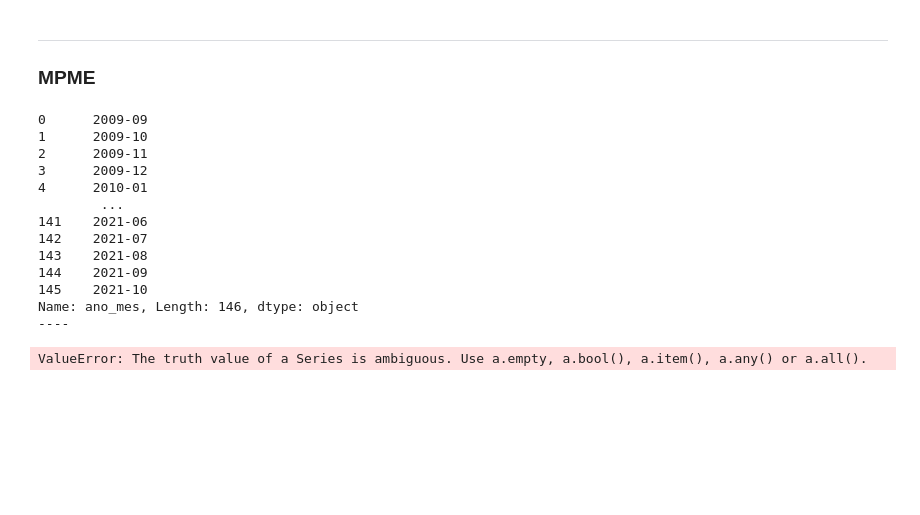
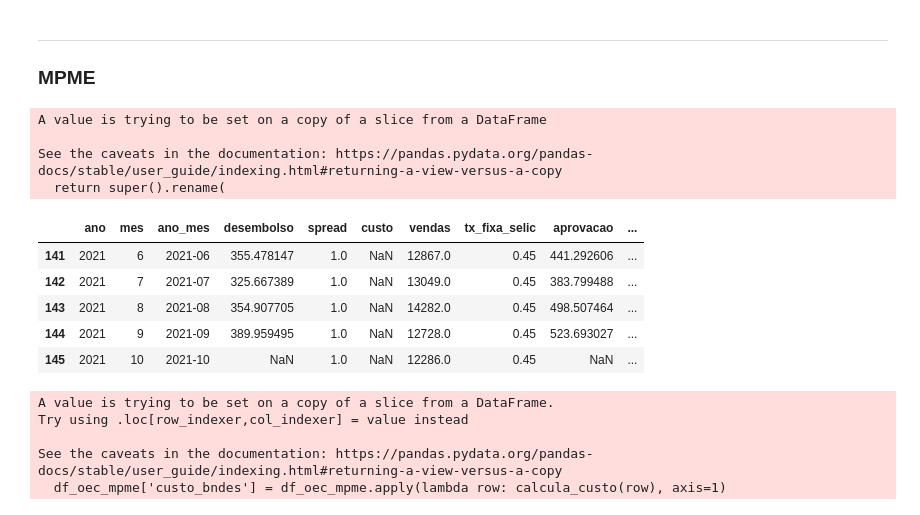
Before and after one commit to gdutramartins/forecast-desembolso, a Jupyter notebook: carregamento-series.ipynb, the cells around one changed output. Cells and saved outputs as stored; diff of their text form; code cells hidden in the pictures; blank space fills up the shorter version.

Commit message:
Custo BNDES calculado

```diff
--- a/carregamento-series.ipynb
+++ b/carregamento-series.ipynb
@@ -152,28 +161,31 @@ df_oec_mpme = df_oec[['ano', 'mes', 'ano_mes','desembolso_mpme', 'spread_mpme',
                       'vendas','tx_fixa_selic', 'aprovacao_mpme',  'ind_atv_econ',
                       'A_Ji', 'A_TJLP','A_INFLA_FINAME_OEC_MPME',
                       'A_DI_12','A_DI_24', 'A_DI_36', 'A_DI_60', 'A_DI_120']]
+df_oec_mpme.rename(columns={'desembolso_mpme': 'desembolso',
+                            'spread_mpme': 'spread',
+                            'custo_mpme': 'custo',
+                            'aprovacao_mpme': 'aprovacao',
+                            'A_INFLA_FINAME_OEC_MPME': 'inflacao'},
+                   inplace=True)
+# %% [output]
+A value is trying to be set on a copy of a slice from a DataFrame
+
+See the caveats in the documentation: https://pandas.pydata.org/pandas-docs/stable/user_guide/indexing.html#returning-a-view-versus-a-copy
+  return super().rename(
+# %%
+df_oec_mpme.tail()
+# %% [output]
+|  | ano | mes | ano_mes | desembolso | spread | custo | vendas | tx_fixa_selic | aprovacao | ... |
+| 141 | 2021 | 6 | 2021-06 | 355.478147 | 1.0 | NaN | 12867.0 | 0.45 | 441.292606 | ... |
+| 142 | 2021 | 7 | 2021-07 | 325.667389 | 1.0 | NaN | 13049.0 | 0.45 | 383.799488 | ... |
+| 143 | 2021 | 8 | 2021-08 | 354.907705 | 1.0 | NaN | 14282.0 | 0.45 | 498.507464 | ... |
+| 144 | 2021 | 9 | 2021-09 | 389.959495 | 1.0 | NaN | 12728.0 | 0.45 | 523.693027 | ... |
+| 145 | 2021 | 10 | 2021-10 | NaN | 1.0 | NaN | 12286.0 | 0.45 | NaN | ... |
 # %%
-df_oec_mpme['custo_bndes'] = df_oec_mpme.apply(lambda x: calcula_custo(ano_mes=df_oec_mpme.ano_mes,
-                                                                       custo_psi=df_oec_mpme.custo_mpme,
-                                                                       spread=df_oec_mpme.spread_mpme,
-                                                                       tx_tjlp=df_oec_mpme.A_TJLP,
-                                                                       tx_ji=df_oec_mpme.A_Ji,
-                                                                       tx_inflacao=df_oec_mpme.A_INFLA_FINAME_OEC_MPME,
-                                                                       tx_di_60=df_oec_mpme.A_DI_60,
-                                                                       tx_selic=df_oec_mpme.tx_fixa_selic),
-                                               axis=1)
+df_oec_mpme['custo_bndes'] = df_oec_mpme.apply(lambda row: calcula_custo(row), axis=1)
 # %% [output]
-0      2009-09
-1      2009-10
-2      2009-11
-3      2009-12
-4      2010-01
-        ...
-141    2021-06
-142    2021-07
-143    2021-08
-144    2021-09
-145    2021-10
-Name: ano_mes, Length: 146, dtype: object
-----
+A value is trying to be set on a copy of a slice from a DataFrame.
+Try using .loc[row_indexer,col_indexer] = value instead
+
+See the caveats in the documentation: https://pandas.pydata.org/pandas-docs/stable/user_guide/indexing.html#returning-a-view-versus-a-copy
+  df_oec_mpme['custo_bndes'] = df_oec_mpme.apply(lambda row: calcula_custo(row), axis=1)
-ValueError: The truth value of a Series is ambiguous. Use a.empty, a.bool(), a.item(), a.any() or a.all().
```
Also changed, not shown: parts of 1 cell of this notebook.
